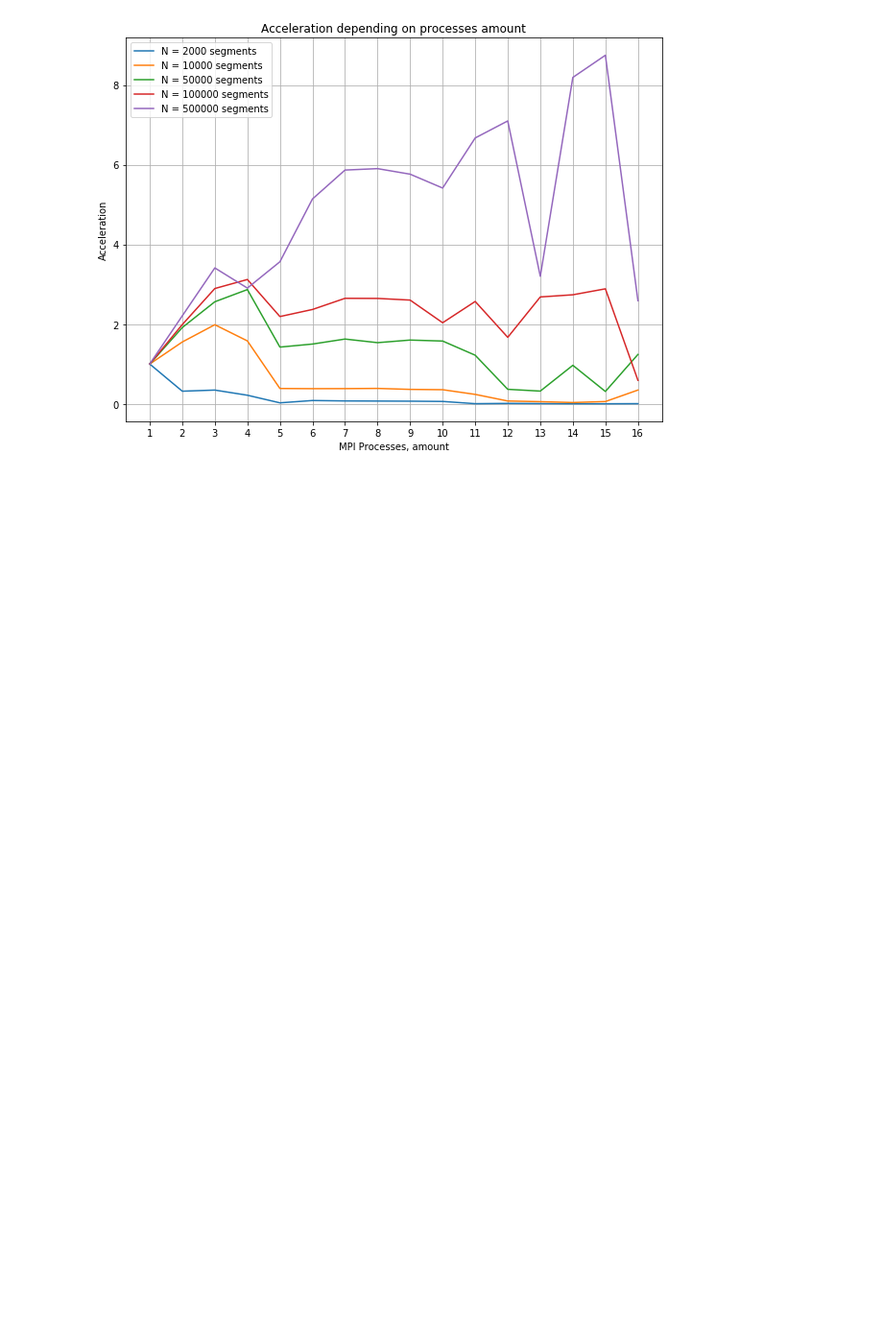
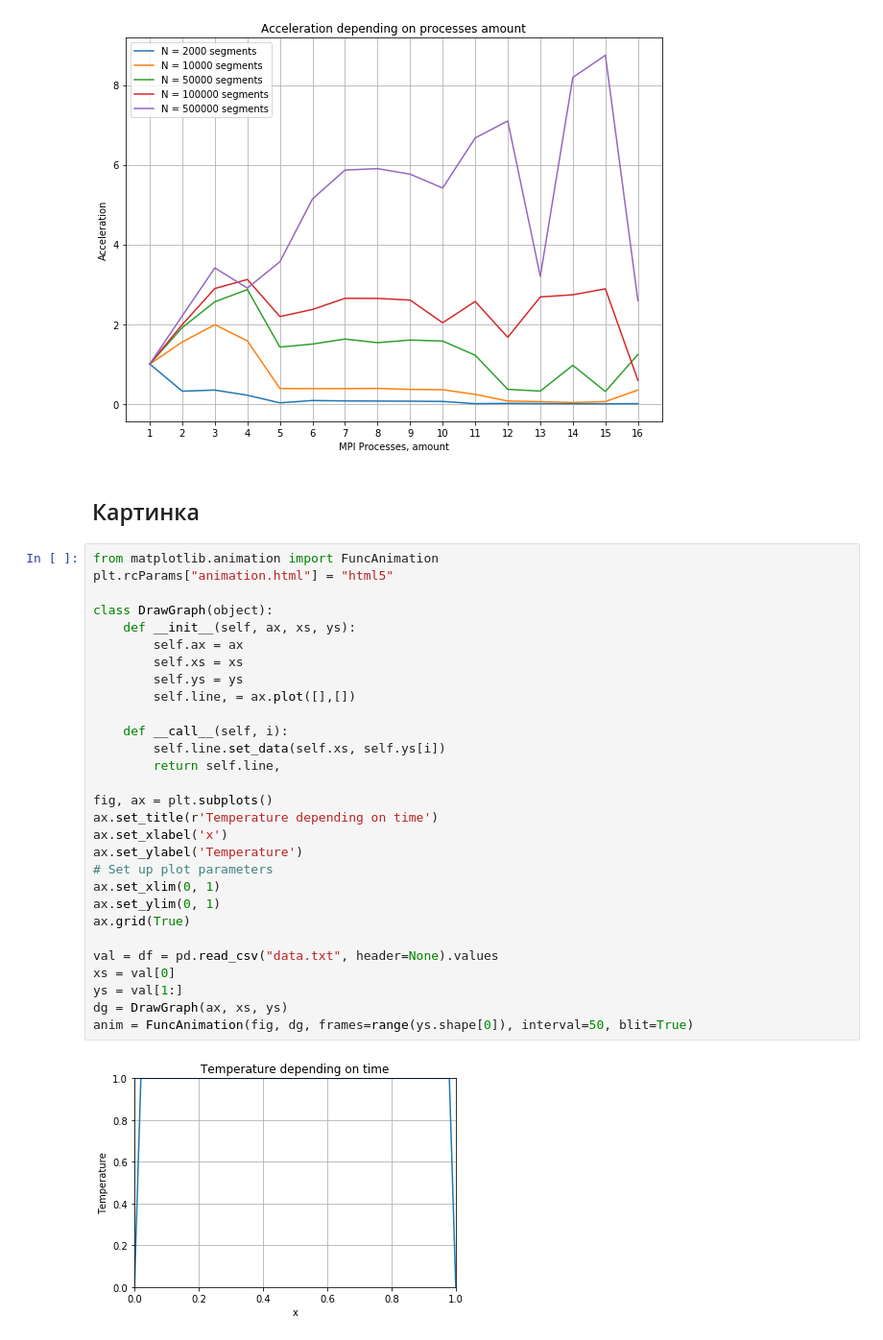
Before and after one commit to alartum/parprog, a Jupyter notebook: task2/graphs/timing.ipynb, the cells around one changed output. Shown at 96% size. Cells and saved outputs as stored; diff of their text form; blank space fills up the shorter version.

Commit message:
Added animation for heat equation

```diff
--- a/task2/graphs/timing.ipynb
+++ b/task2/graphs/timing.ipynb
@@ -42,3 +43,36 @@ plt.tight_layout()
 plt.show()
 # %% [output]
 [figure]
+# %% [markdown]
+## Картинка
+# %%
+from matplotlib.animation import FuncAnimation
+plt.rcParams["animation.html"] = "html5"
+
+class DrawGraph(object):
+    def __init__(self, ax, xs, ys):
+        self.ax = ax
+        self.xs = xs
+        self.ys = ys
+        self.line, = ax.plot([],[])
+
+    def __call__(self, i):
+        self.line.set_data(self.xs, self.ys[i])
+        return self.line,
+
+fig, ax = plt.subplots()
+ax.set_title(r'Temperature depending on time')
+ax.set_xlabel('x')
+ax.set_ylabel('Temperature')
+# Set up plot parameters
+ax.set_xlim(0, 1)
+ax.set_ylim(0, 1)
+ax.grid(True)
+
+val = df = pd.read_csv("data.txt", header=None).values
+xs = val[0]
+ys = val[1:]
+dg = DrawGraph(ax, xs, ys)
+anim = FuncAnimation(fig, dg, frames=range(ys.shape[0]), interval=50, blit=True)
+# %% [output]
+[figure, added]
```
Also changed, not shown: parts of 2 cells of this notebook, 2 other files.
